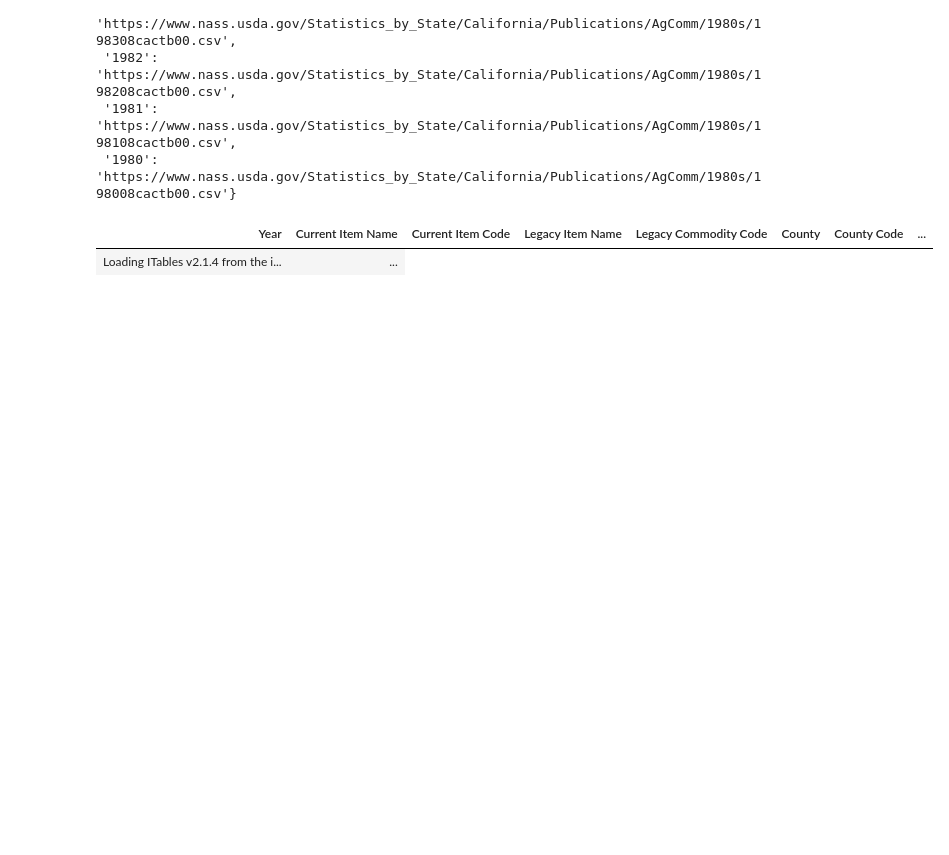
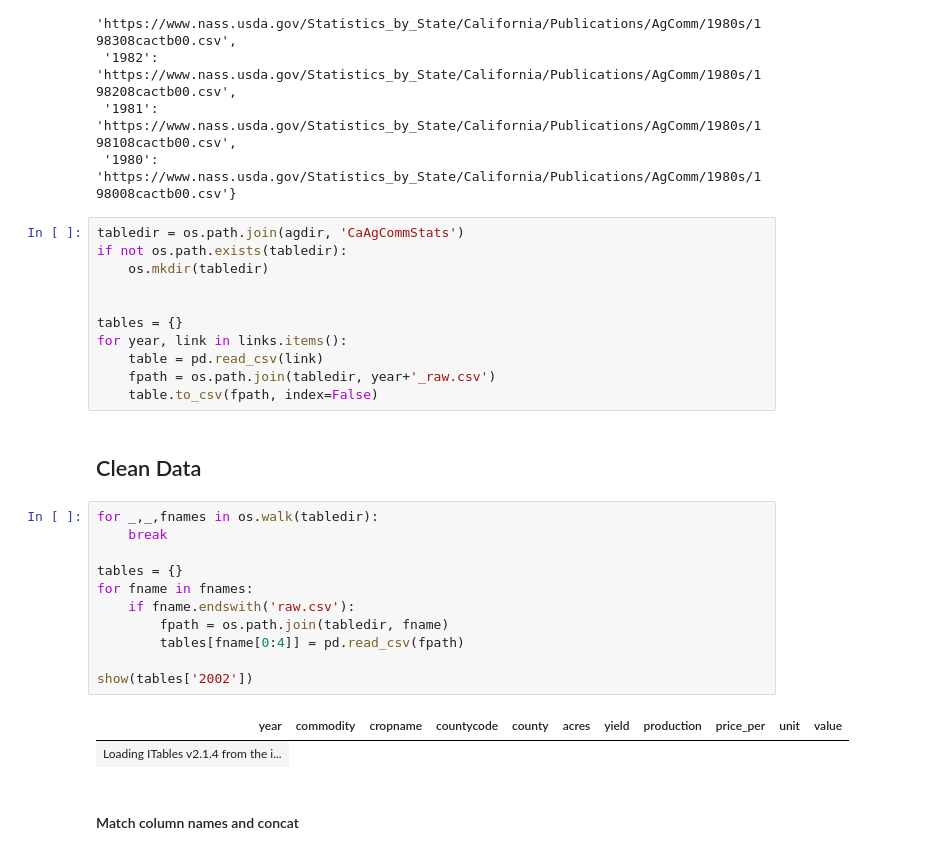
Before and after one commit to IanMalcolmRedlands/FinalProjectProposalMalcolm, a Jupyter notebook: CleaningAgricultureData.ipynb, the cells around one changed output. Cells and saved outputs as stored; diff of their text form; blank space fills up the shorter version.

Commit message:
Made scripts for compiling the CA agg commission data

```diff
--- a/CleaningAgricultureData.ipynb
+++ b/CleaningAgricultureData.ipynb
@@ -36,7 +38,32 @@ links
  '1982': 'https://www.nass.usda.gov/Statistics_by_State/California/Publications/AgComm/1980s/198208cactb00.csv',
  '1981': 'https://www.nass.usda.gov/Statistics_by_State/California/Publications/AgComm/1980s/198108cactb00.csv',
  '1980': 'https://www.nass.usda.gov/Statistics_by_State/California/Publications/AgComm/1980s/198008cactb00.csv'}
+# %%
+tabledir = os.path.join(agdir, 'CaAgCommStats')
+if not os.path.exists(tabledir):
+    os.mkdir(tabledir)
+
+
+tables = {}
+for year, link in links.items():
+    table = pd.read_csv(link)
+    fpath = os.path.join(tabledir, year+'_raw.csv')
+    table.to_csv(fpath, index=False)
+# %% [markdown]
+## Clean Data
 # %%
+for _,_,fnames in os.walk(tabledir):
+    break
+
+tables = {}
+for fname in fnames:
+    if fname.endswith('raw.csv'):
+        fpath = os.path.join(tabledir, fname)
+        tables[fname[0:4]] = pd.read_csv(fpath)
+
+show(tables['2002'])
 # %% [output]
-| Year | Current Item Name | Current Item Code | Legacy Item Name | Legacy Commodity Code | County | County Code | ... |
-| Loading ITables v2.1.4 from the i... | ... |
+| year | commodity | cropname | countycode | county | acres | yield | production | price_per | unit | value |
+| Loading ITables v2.1.4 from the i... |
+# %% [markdown]
+#### Match column names and concat
```
Also changed, not shown: parts of 20 cells of this notebook.
